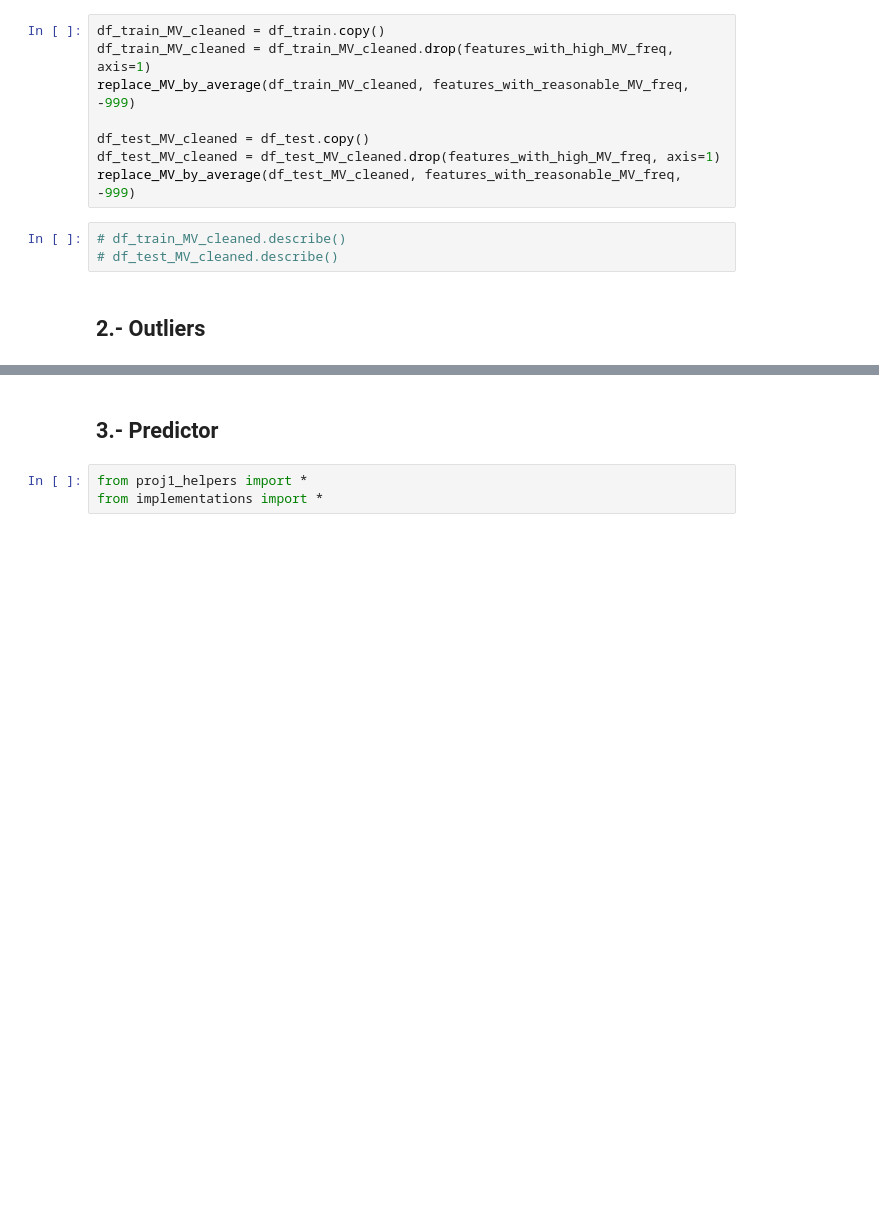
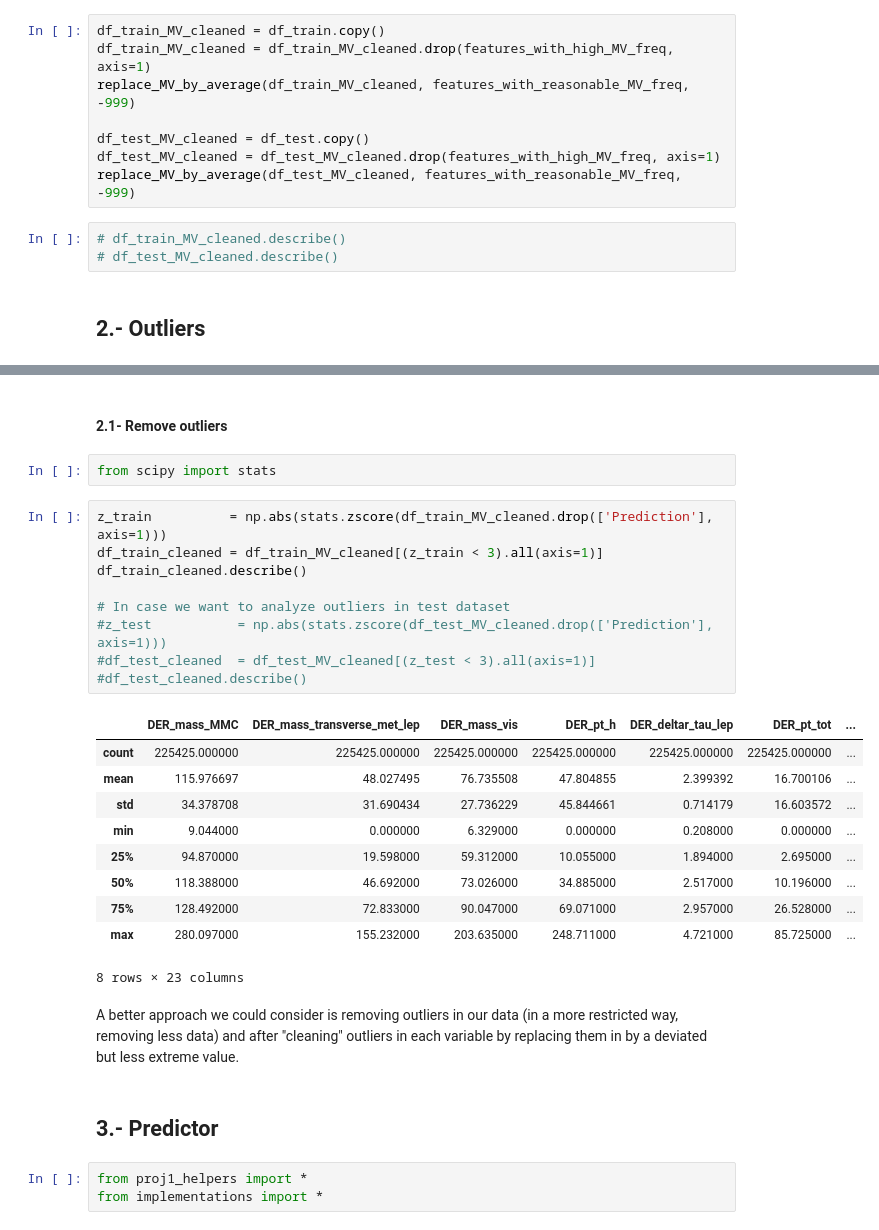
Before and after one commit to frblazquez/LC3, a Jupyter notebook: Project 1/scripts/data_preprocessing.ipynb, the cells around one changed output, grey strips where cells are left out. Saved outputs shown, nothing was run; the diff lists cells and outputs as text; blank space fills up the shorter version.

Commit message:
Data preprocessing outliers management added

```diff
--- a/Project 1/scripts/data_preprocessing.ipynb
+++ b/Project 1/scripts/data_preprocessing.ipynb
@@ -273,3 +289,29 @@ Replace outliers in each feature.
+# %% [markdown]
+#### 2.1- Remove outliers
+# %%
+from scipy import stats
+# %%
+z_train          = np.abs(stats.zscore(df_train_MV_cleaned.drop(['Prediction'], axis=1)))
+df_train_cleaned = df_train_MV_cleaned[(z_train < 3).all(axis=1)]
+df_train_cleaned.describe()
+
+# In case we want to analyze outliers in test dataset
+#z_test           = np.abs(stats.zscore(df_test_MV_cleaned.drop(['Prediction'], axis=1)))
+#df_test_cleaned  = df_test_MV_cleaned[(z_test < 3).all(axis=1)]
+#df_test_cleaned.describe()
+# %% [output]
+|  | DER_mass_MMC | DER_mass_transverse_met_lep | DER_mass_vis | DER_pt_h | DER_deltar_tau_lep | DER_pt_tot | ... |
+| count | 225425.000000 | 225425.000000 | 225425.000000 | 225425.000000 | 225425.000000 | 225425.000000 | ... |
+| mean | 115.976697 | 48.027495 | 76.735508 | 47.804855 | 2.399392 | 16.700106 | ... |
+| std | 34.378708 | 31.690434 | 27.736229 | 45.844661 | 0.714179 | 16.603572 | ... |
+| min | 9.044000 | 0.000000 | 6.329000 | 0.000000 | 0.208000 | 0.000000 | ... |
+| 25% | 94.870000 | 19.598000 | 59.312000 | 10.055000 | 1.894000 | 2.695000 | ... |
+| 50% | 118.388000 | 46.692000 | 73.026000 | 34.885000 | 2.517000 | 10.196000 | ... |
+| 75% | 128.492000 | 72.833000 | 90.047000 | 69.071000 | 2.957000 | 26.528000 | ... |
+| max | 280.097000 | 155.232000 | 203.635000 | 248.711000 | 4.721000 | 85.725000 | ... |
+8 rows × 23 columns
+# %% [markdown]
+A better approach we could consider is removing outliers in our data (in a more restricted way, removing less data) and after "cleaning" outliers in each variable by replacing them in by a deviated but less extreme value.
 # %% [markdown]
 ## 3.- Predictor
 # %%
```
Also changed, not shown: parts of 6 cells of this notebook.
